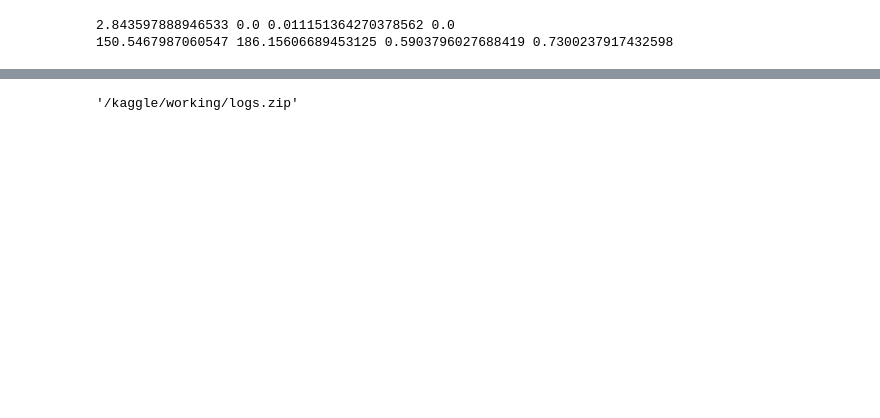
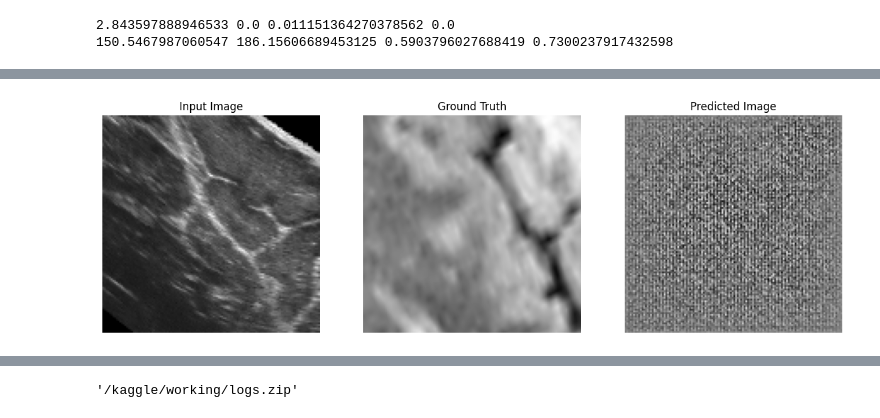
Before and after one commit to shubhamcodez/BrainVoxGen, a Jupyter notebook: VoxGen.ipynb, the cells around one changed output, grey strips where cells are left out. Saved outputs shown, nothing was run; the diff lists cells and outputs as text; code cells hidden in the pictures; blank space fills up the shorter version.

```diff
--- a/VoxGen.ipynb
+++ b/VoxGen.ipynb
@@ -487,8 +601,10 @@ def generate_images(model, test_input, tar, save=False):
         plt.axis('off')
     plt.show()
 # %%
-for example_input, example_target in test_dataset.take(4):
+for example_input, example_target in test_dataset.take(1):
     generate_images(generator, example_input, example_target)
+# %% [output]
+[figure, added]
 # %%
 import datetime
 log_dir="logs/"
```
Also changed, not shown: parts of 22 cells of this notebook, 30 other files.
